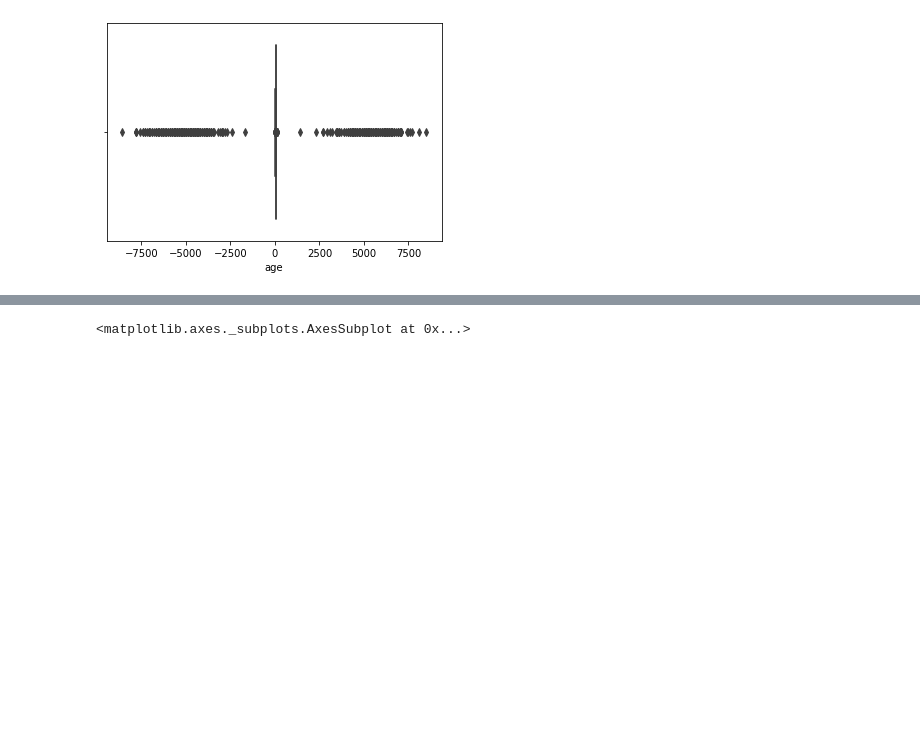
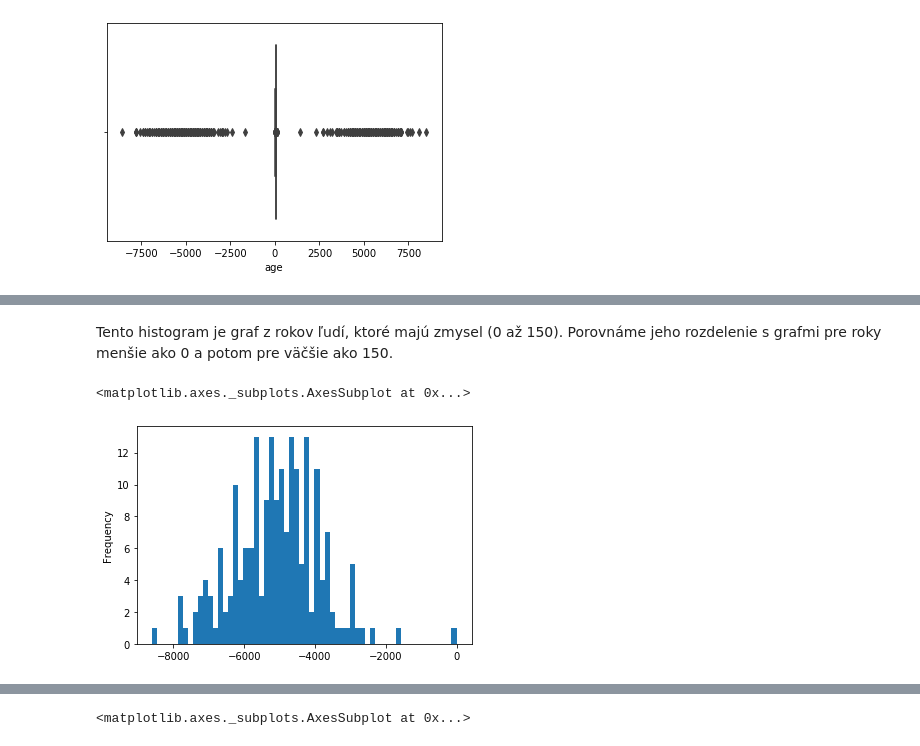
Before and after one commit to xheban/IAU-projekt, a Jupyter notebook: Phase2.ipynb, the cells around one changed output, grey strips where cells are left out. Saved outputs shown, nothing was run; the diff lists cells and outputs as text; code cells hidden in the pictures; blank space fills up the shorter version.

```diff
--- a/Phase2.ipynb
+++ b/Phase2.ipynb
@@ -456,0 +485,7 @@ Vek pred úpravou
+# %% [markdown]
+Tento histogram je graf z rokov ľudí, ktoré majú zmysel (0 až 150). Porovnáme jeho rozdelenie s grafmi pre roky menšie ako 0 a potom pre väčšie ako 150.
+# %%
+finalDataset[finalDataset["age"] < 0]["age"].plot.hist(bins=60)
+# %% [output]
+<matplotlib.axes._subplots.AxesSubplot at 0x...>
+[figure, added]
```
Also changed, not shown: parts of 146 cells of this notebook.
